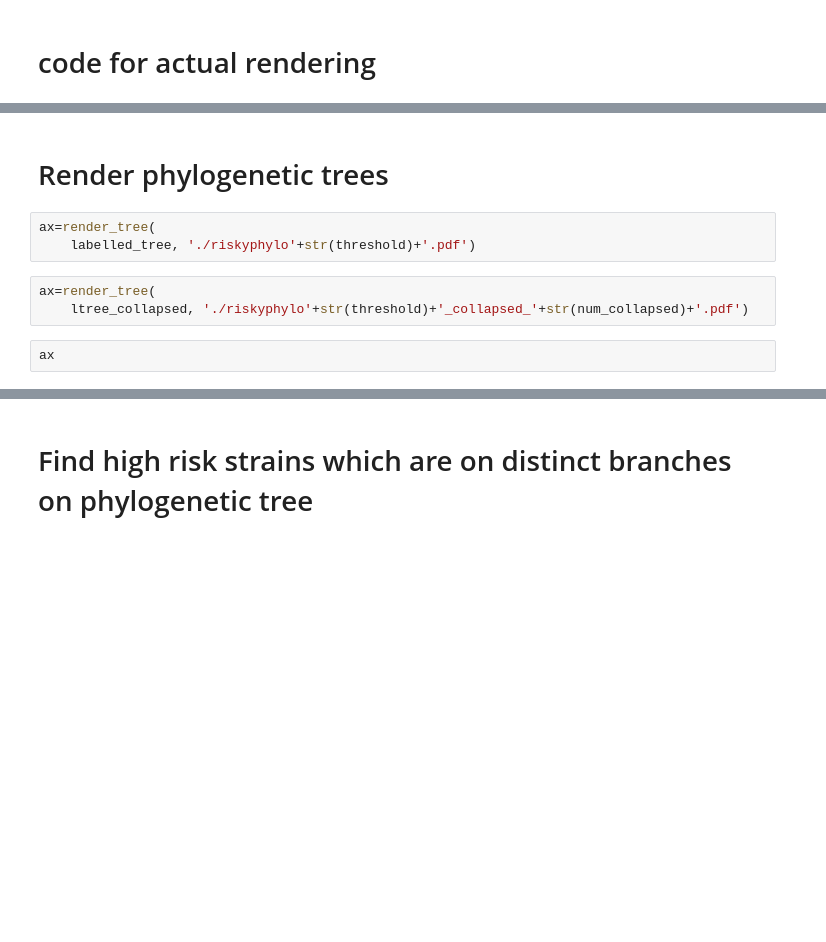
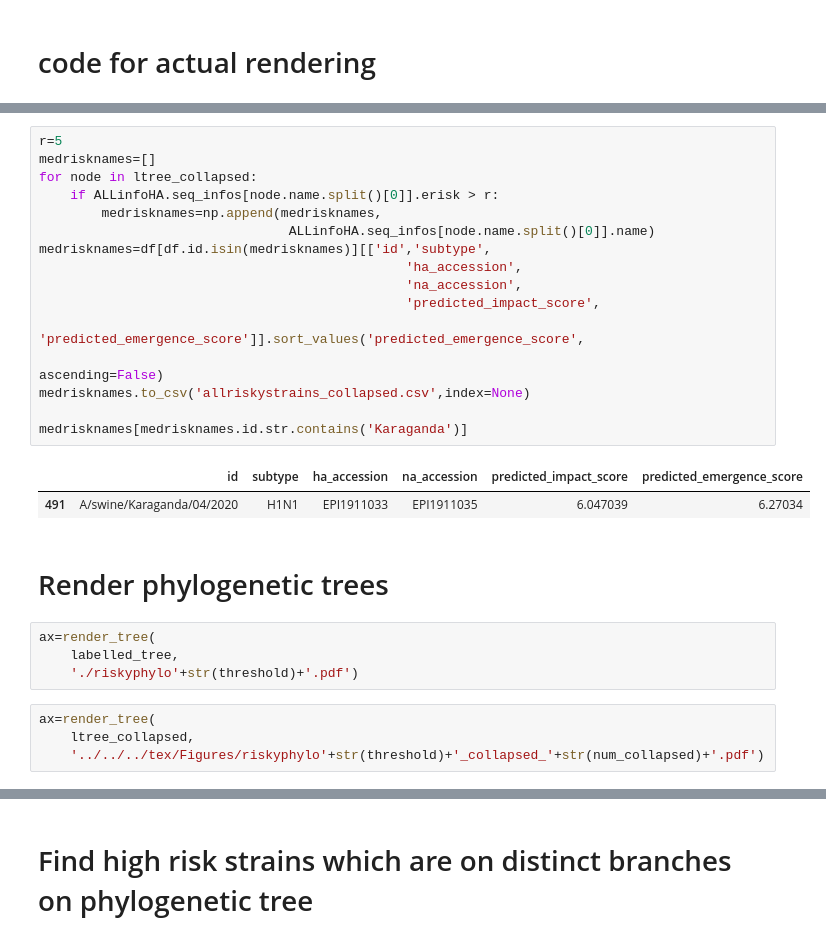
Before and after one commit to zeroknowledgediscovery/emergenet, a Jupyter notebook: irat_qnet/results/animal_predictions/phylotree_for_risky_strains-final.ipynb, the cells around one changed output, grey strips where cells are left out. Drawn from its saved outputs; the diff is of its cells as text; blank space fills up the shorter version.

```diff
--- a/irat_qnet/results/animal_predictions/phylotree_for_risky_strains-final.ipynb
+++ b/irat_qnet/results/animal_predictions/phylotree_for_risky_strains-final.ipynb
@@ -479,13 +480,32 @@ def render_tree(tree, outfile):# all_seq_data, display_type='nearest_host'):
         dpi=300,
         h=500,
         tree_style=ts)
+# %%
+r=5
+medrisknames=[]
+for node in ltree_collapsed:
+    if ALLinfoHA.seq_infos[node.name.split()[0]].erisk > r:
+        medrisknames=np.append(medrisknames,
+                                ALLinfoHA.seq_infos[node.name.split()[0]].name)
+medrisknames=df[df.id.isin(medrisknames)][['id','subtype',
+                                               'ha_accession',
+                                               'na_accession',
+                                               'predicted_impact_score',
+                                               'predicted_emergence_score']].sort_values('predicted_emergence_score',
+                                                                                         ascending=False)
+medrisknames.to_csv('allriskystrains_collapsed.csv',index=None)
+
+medrisknames[medrisknames.id.str.contains('Karaganda')]
+# %% [output]
+|  | id | subtype | ha_accession | na_accession | predicted_impact_score | predicted_emergence_score |
+| 491 | A/swine/Karaganda/04/2020 | H1N1 | EPI1911033 | EPI1911035 | 6.047039 | 6.27034 |
 # %% [markdown]
 # Render phylogenetic trees
 # %%
 ax=render_tree(
-    labelled_tree, './riskyphylo'+str(threshold)+'.pdf')
+    labelled_tree,
+    './riskyphylo'+str(threshold)+'.pdf')
 # %%
 ax=render_tree(
-    ltree_collapsed, './riskyphylo'+str(threshold)+'_collapsed_'+str(num_collapsed)+'.pdf')
+    ltree_collapsed,
+    '../../../tex/Figures/riskyphylo'+str(threshold)+'_collapsed_'+str(num_collapsed)+'.pdf')
-# %%
-ax
```
Also changed, not shown: parts of 12 cells of this notebook, 20 other files.
